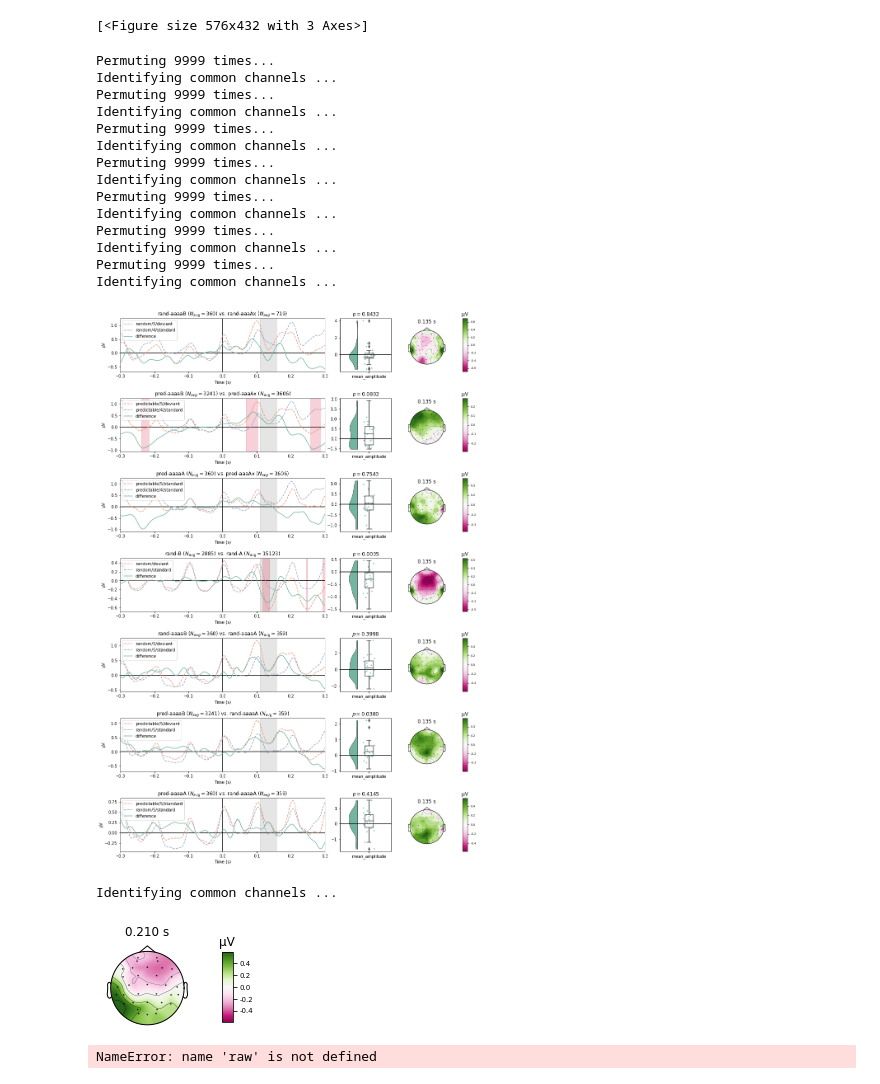
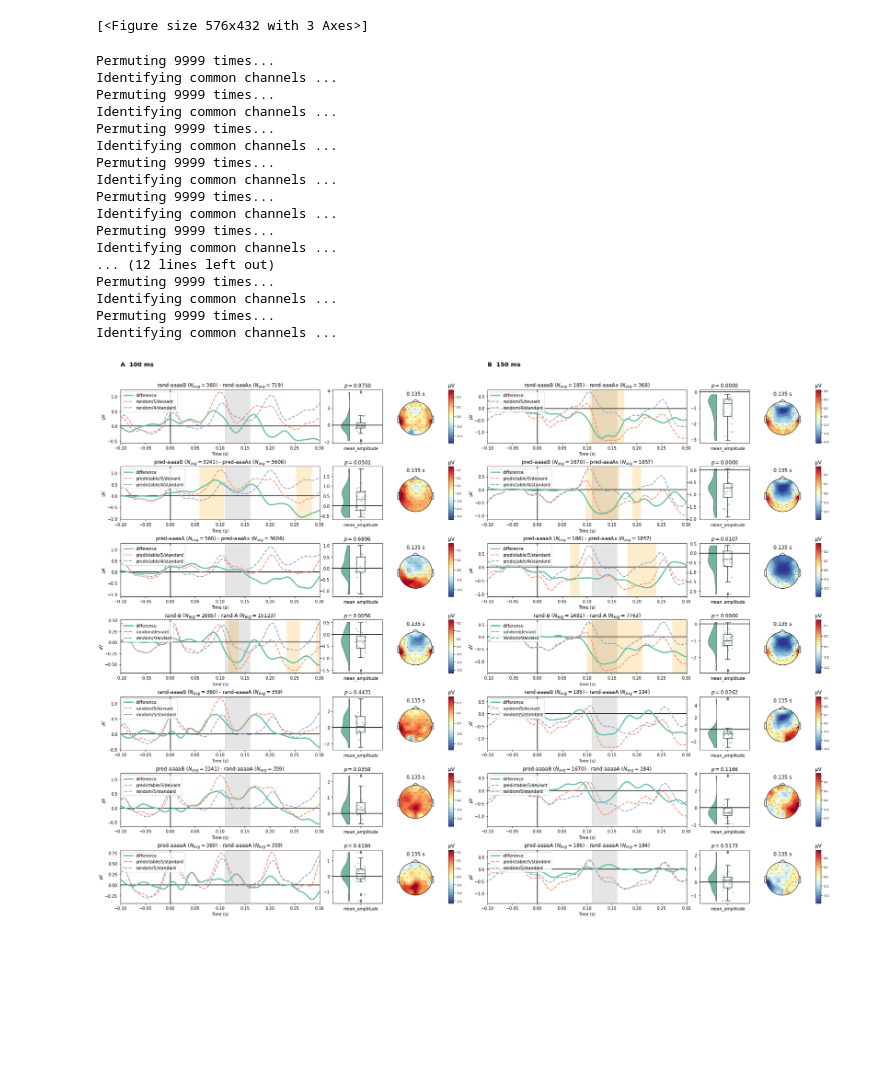
Before and after one commit to marcpabst/xmas-oddballmatch, a Jupyter notebook: analysis/viz_ERPs.ipynb, the cells around one changed output. Cells and saved outputs as stored; diff of their text form; code cells hidden in the pictures; blank space fills up the shorter version.

```diff
--- a/analysis/viz_ERPs.ipynb
+++ b/analysis/viz_ERPs.ipynb
@@ -54,21 +54,31 @@ all_evokeds = [mne.read_evokeds(ave_filename) for ave_filename in ave_filenames]
 # %% [markdown]
 Turn list of dicts of ERPs into dict of lists of ERPs:
 # %%
-evokeds_list_as_dict = {key: [] for key in config["conditions_of_interest"]}
+evokeds_list_as_dict_100 = {key: [] for key in config["conditions_of_interest"]}
 
-for evokeds_list in all_evokeds:
+for evokeds_list in all_evokeds_100:
     for evoked in evokeds_list:
         try:
-            evokeds_list_as_dict[evoked.comment].append(evoked)
+            evokeds_list_as_dict_100[evoked.comment].append(evoked)
         except KeyError:
             pass
             print("Missing condition in list.")
+
+evokeds_list_as_dict_150 = {key: [] for key in config["conditions_of_interest"]}
+
+for evokeds_list in all_evokeds_150:
+    for evoked in evokeds_list:
+        try:
+            evokeds_list_as_dict_150[evoked.comment].append(evoked)
+        except KeyError:
+            pass
+            print("Missing condition in list.")
 # %% [markdown]
 ## Find Preak Latency and Window
 Following Sussmann (2005), peak laency is defined as the latency where the differnce wave between deviant and standard tones in the random condition reaches its maximum (within the `Fz` channel).
 # %%
 # Find peak and find a window (±25ms)
-diff = difference_wave(evokeds_list_as_dict, ("random/deviant", "random/standard"), grandaverage=True)
+diff = difference_wave(evokeds_list_as_dict_150, ("random/deviant", "random/standard"), grandaverage=True)
 peak_latency = diff.pick(picks="FZ").get_peak(tmin = .1, tmax = .2,  return_amplitude = True)[1]
 
 peakwindow = (peak_latency-0.025, peak_latency+0.025)
@@ -241,50 +257,60 @@ def plot_conditions(data, cond1, cond2, pick="FZ", p_val = .05, peak = .140, tit
     return fig if axs is None else axs
 # %%
-compare = { "rand-aaaaB {N1} vs. rand-aaaAx {N2}":("random/5/deviant", "random/4/standard"),
-            "pred-aaaaB {N1} vs. pred-aaaAx {N2}":("predictable/5/deviant", "predictable/4/standard"),
-            "pred-aaaaA {N1} vs. pred-aaaAx {N2}":("predictable/5/standard", "predictable/4/standard"),
-            "rand-B {N1} vs. rand-A {N2}":("random/deviant", "random/standard"),
+compare = { "rand-aaaaB {N1} - rand-aaaAx {N2}":("random/5/deviant", "random/4/standard"),
+            "pred-aaaaB {N1} - pred-aaaAx {N2}":("predictable/5/deviant", "predictable/4/standard"),
+            "pred-aaaaA {N1} - pred-aaaAx {N2}":("predictable/5/standard", "predictable/4/standard"),
+            "rand-B {N1} - rand-A {N2}":("random/deviant", "random/standard"),
             #"pred-B {N1} vs. pred-A {N2}":("predictable/deviant", "predictable/standard"),
-            "rand-aaaaB {N1} vs. rand-aaaaA {N2}":("random/5/deviant", "random/5/standard"),
-            "pred-aaaaB {N1} vs. rand-aaaaA {N2}":("predictable/5/deviant", "random/5/standard"),
-            "pred-aaaaA {N1} vs. rand-aaaaA {N2}":("predictable/5/standard", "random/5/standard")}
+            "rand-aaaaB {N1} - rand-aaaaA {N2}":("random/5/deviant", "random/5/standard"),
+            "pred-aaaaB {N1} - rand-aaaaA {N2}":("predictable/5/deviant", "random/5/standard"),
+            "pred-aaaaA {N1} - rand-aaaaA {N2}":("predictable/5/standard", "random/5/standard")}
 
-fig = plt.figure(tight_layout=True, figsize = (13, 2.7* len(compare)));
-gs = gridspec.GridSpec(ncols=4, nrows=len(compare), width_ratios=[4,1,.8,.1], figure=fig, hspace=.5)
+# Colors by C. Brewer
+colors = ['#66c2a5','#fc8d62','#8da0cb']
 
-pick=["FZ", "CZ"]
+fig = plt.figure(tight_layout=True, figsize = (26, 2.7* len(compare)), facecolor="white");
+gs = gridspec.GridSpec(ncols=9, nrows=len(compare)+1, height_ratios=[.01]+len(compare)*[1], width_ratios=[4,1,.8,.1, .15, 4,1,.8,.1], figure=fig, hspace=.5)
 
-for i, (l, c) in enumerate(compare.items()):
-    axs = (fig.add_subplot(gs[i, 0]), fig.add_subplot(gs[i, 1]), fig.add_subplot(gs[i, 2]), fig.add_subplot(gs[i, 3]))
+pick=["FZ", "F3", "F4", "FC1", "FC2"]
+
+for i, (l, c) in enumerate(compare.items(), 1):
+    axs1 = (fig.add_subplot(gs[i, 0]), fig.add_subplot(gs[i, 1]), fig.add_subplot(gs[i, 2]), fig.add_subplot(gs[i, 3]))
+    axs2 = (fig.add_subplot(gs[i, 5]), fig.add_subplot(gs[i, 6]), fig.add_subplot(gs[i, 7]), fig.add_subplot(gs[i, 8]))
+
     #axs[0].get_shared_y_axes().join(axs[0], axs[1])
-    plot_conditions(evokeds_list_as_dict, c[0], c[1], title=l, axs=axs, pick=pick, peak = peak_latency);
+    plot_conditions(evokeds_list_as_dict_100, c[0], c[1], title=l, axs=axs1, pick=pick, peak = peak_latency);
+    plot_conditions(evokeds_list_as_dict_150, c[0], c[1], title=l, axs=axs2, pick=pick, peak = peak_latency);
+
+
+text_style_heading = {"fontsize":"x-large", "fontweight":"bold"}
+
+lhax = fig.add_subplot(gs[0, 0:4]);
+lhax.axis('off');
+lhax.text(0,0,"A  100 ms", **text_style_heading);
+
+rhax = fig.add_subplot(gs[0, 5:8]);
+rhax.axis('off');
+rhax.text(0,0,"B  150 ms", **text_style_heading);
 
 #fig.suptitle("ERPs for Channels {}".format(pick))
 # plt.show(fig)
+fig
 # %% [output]
 Permuting 9999 times...
 Identifying common channels ...
 Permuting 9999 times...
 Identifying common channels ...
 Permuting 9999 times...
 Identifying common channels ...
 Permuting 9999 times...
 Identifying common channels ...
 Permuting 9999 times...
 Identifying common channels ...
 Permuting 9999 times...
 Identifying common channels ...
+... (12 lines left out)
 Permuting 9999 times...
 Identifying common channels ...
+Permuting 9999 times...
+Identifying common channels ...
-[figure, old version]
+[figure, new version]
-# %%
-diff_waves = [mne.combine_evoked([e1,e2], [1,-1]) for e1,e2 in zip(evokeds_list_as_dict["predictable/5/standard"], evokeds_list_as_dict["predictable/4/standard"])]
-
-avg = mne.grand_average(diff_waves).plot_topomap(0.21, cmap="PiYG")
-# %% [output]
-Identifying common channels ...
-[figure, removed]
-# %%
- events = mne.find_events(raw, initial_event=True)
-# %% [output]
-NameError: name 'raw' is not defined
```
Also changed, not shown: parts of 12 cells of this notebook, 9 other files.
